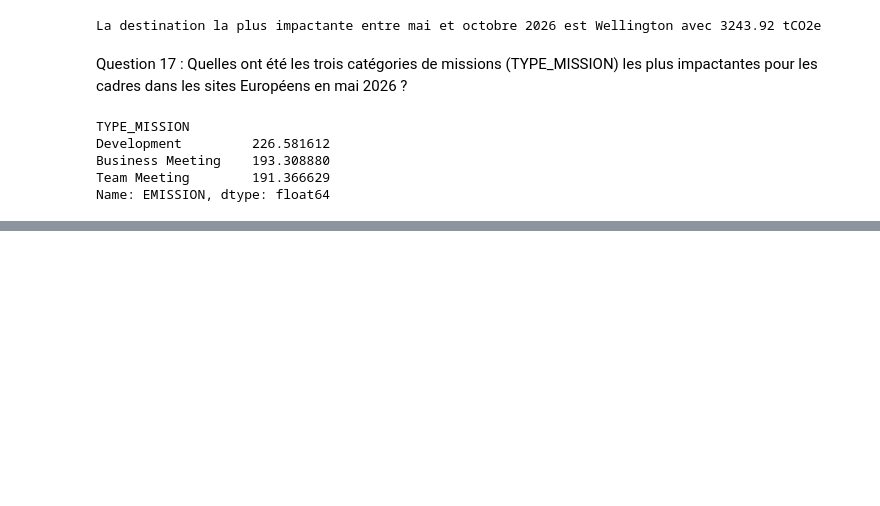
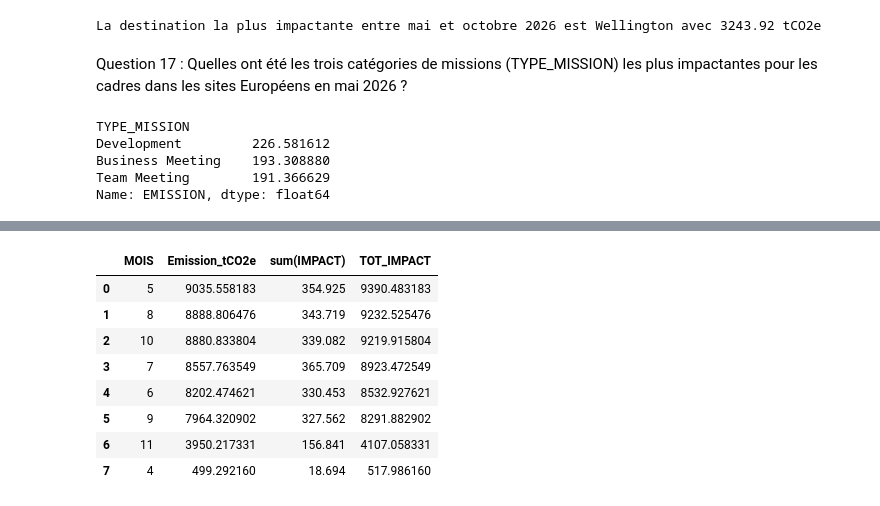
Before and after one commit to etiennevzn/GHG-inventory, a Jupyter notebook: ETL.ipynb, the cells around one changed output, grey strips where cells are left out. Drawn from its saved outputs; the diff is of its cells as text; code cells hidden in the pictures; blank space fills up the shorter version.

```diff
--- a/ETL.ipynb
+++ b/ETL.ipynb
@@ -1316,0 +1499,18 @@ Name: EMISSION, dtype: float64
+# %%
+mat_inf = (
+    dim_materiel
+    .join(fait_materiel, "ID_MATERIEL")
+    .select("ID_SITE", "ID_MATERIEL", "TYPE", "MODELE", month("ID_DATE_ACHAT"))
+    .withColumnRenamed("month(ID_DATE_ACHAT)", "MOIS")
+)
+
+impact_mat = (
+    mat_inf
+    .join(impact_mat_info_sdf, ["TYPE", "MODELE"])
+    .groupBy(col("MOIS"))
+    .agg(sum(col("IMPACT")))
+)
+
+impact_mat_df = impact_mat.toPandas()
+impact_mat_df["sum(IMPACT)"] = impact_mat_df["sum(IMPACT)"] / 1000
+impact_mat_df
@@ -1316,0 +1539,19 @@ Name: EMISSION, dtype: float64
+# %%
+#Homogénéisation du type de données
+emissions_par_site["MOIS"] = emissions_par_site["MOIS"].astype(int)
+impact_mat_df["MOIS"] = impact_mat_df["MOIS"].astype(int)
+
+#Jointure et calcul du total (missions + matériel)
+jointure_mois = emissions_par_site.merge(impact_mat_df, on="MOIS")
+jointure_mois["TOT_IMPACT"] = jointure["Emission_tCO2e"] + jointure["sum(IMPACT)"]
+jointure_mois.sort_values("TOT_IMPACT", ascending=False)
+# %% [output]
+|  | MOIS | Emission_tCO2e | sum(IMPACT) | TOT_IMPACT |
+| 0 | 5 | 9035.558183 | 354.925 | 9390.483183 |
+| 1 | 8 | 8888.806476 | 343.719 | 9232.525476 |
+| 2 | 10 | 8880.833804 | 339.082 | 9219.915804 |
+| 3 | 7 | 8557.763549 | 365.709 | 8923.472549 |
+| 4 | 6 | 8202.474621 | 330.453 | 8532.927621 |
+| 5 | 9 | 7964.320902 | 327.562 | 8291.882902 |
+| 6 | 11 | 3950.217331 | 156.841 | 4107.058331 |
+| 7 | 4 | 499.292160 | 18.694 | 517.986160 |
```
Also changed, not shown: parts of 13 cells of this notebook, 8 other files.
